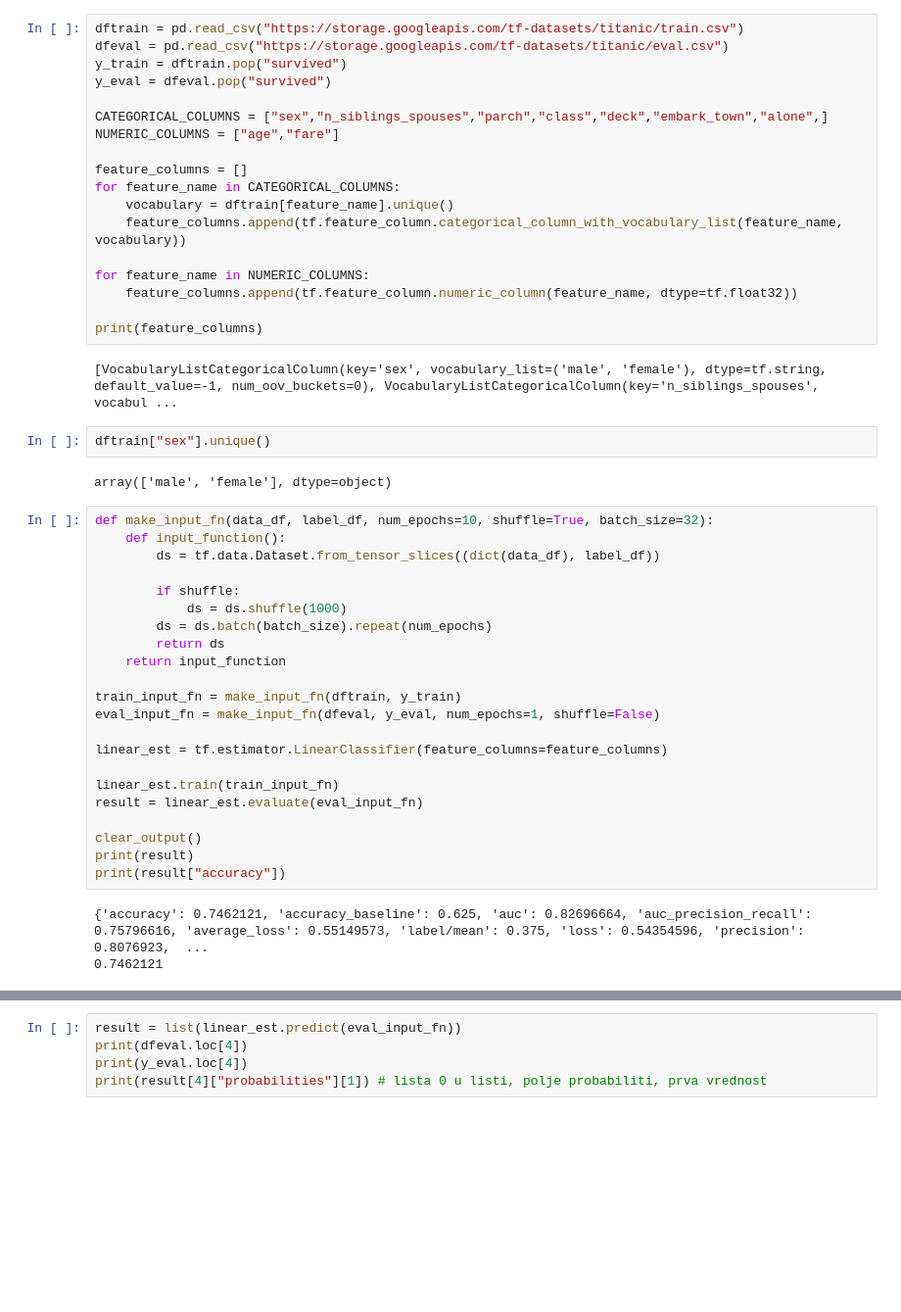
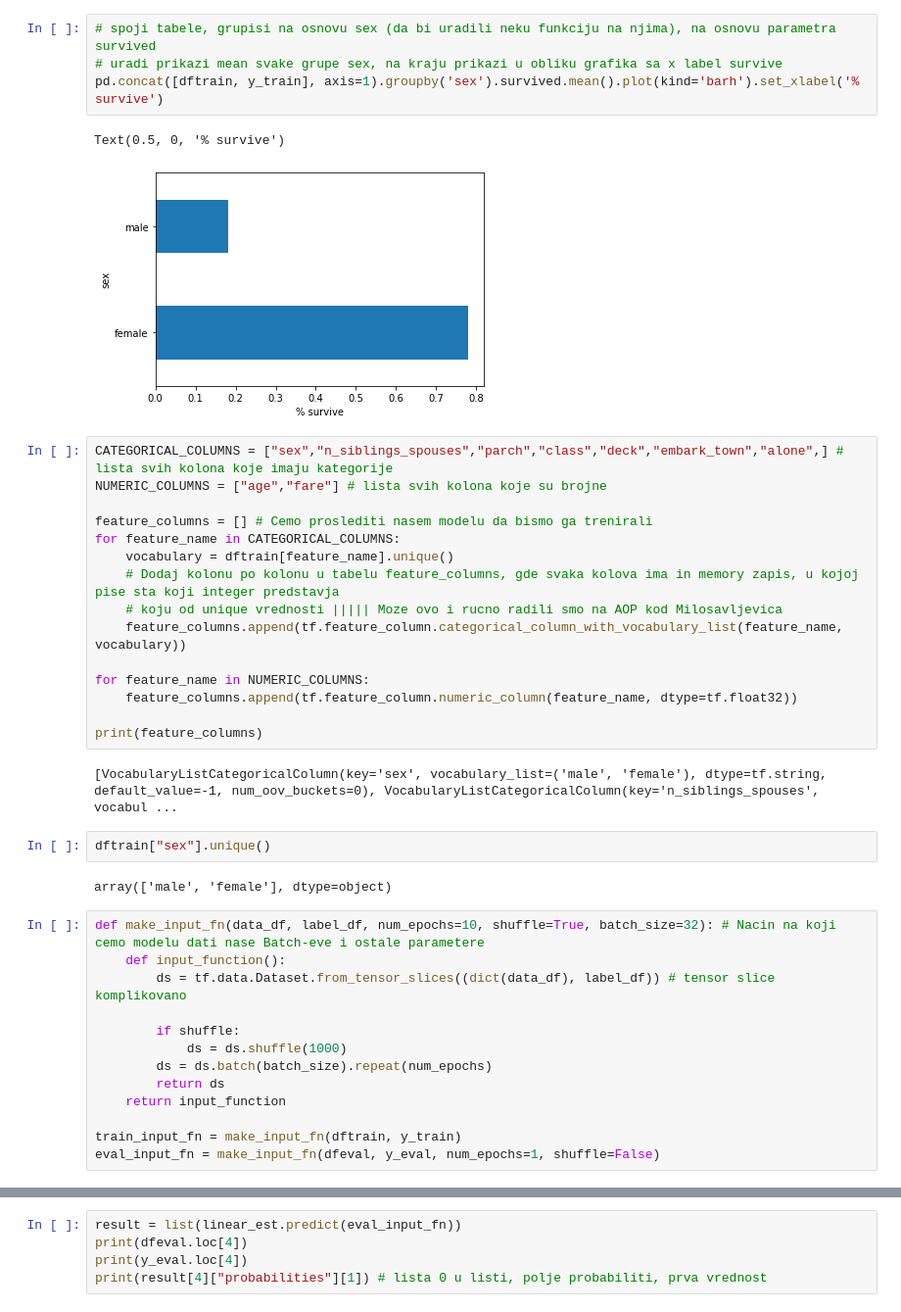
Before and after one commit to TeodorPetrovic/Machine-Learning-Projects, a Jupyter notebook: TensorFlow2.0/Exercise2.ipynb, the cells around one changed output, grey strips where cells are left out. Shown at 98% size. Cells and saved outputs as stored; diff of their text form; blank space fills up the shorter version.

```diff
--- a/TensorFlow2.0/Exercise2.ipynb
+++ b/TensorFlow2.0/Exercise2.ipynb
@@ -11,15 +44,19 @@ import tensorflow as tf
+# %%
+# spoji tabele, grupisi na osnovu sex (da bi uradili neku funkciju na njima), na osnovu parametra survived
+# uradi prikazi mean svake grupe sex, na kraju prikazi u obliku grafika sa x label survive
+pd.concat([dftrain, y_train], axis=1).groupby('sex').survived.mean().plot(kind='barh').set_xlabel('% survive')
+# %% [output]
+Text(0.5, 0, '% survive')
+[figure, added]
 # %%
-dftrain = pd.read_csv("https://storage.googleapis.com/tf-datasets/titanic/train.csv")
-dfeval = pd.read_csv("https://storage.googleapis.com/tf-datasets/titanic/eval.csv")
-y_train = dftrain.pop("survived")
-y_eval = dfeval.pop("survived")
+CATEGORICAL_COLUMNS = ["sex","n_siblings_spouses","parch","class","deck","embark_town","alone",] # lista svih kolona koje imaju kategorije
+NUMERIC_COLUMNS = ["age","fare"] # lista svih kolona koje su brojne
 
-CATEGORICAL_COLUMNS = ["sex","n_siblings_spouses","parch","class","deck","embark_town","alone",]
-NUMERIC_COLUMNS = ["age","fare"]
-
-feature_columns = []
+feature_columns = [] # Cemo proslediti nasem modelu da bismo ga trenirali
 for feature_name in CATEGORICAL_COLUMNS:
     vocabulary = dftrain[feature_name].unique()
+    # Dodaj kolonu po kolonu u tabelu feature_columns, gde svaka kolova ima in memory zapis, u kojoj pise sta koji integer predstavja
+    # koju od unique vrednosti ||||| Moze ovo i rucno radili smo na AOP kod Milosavljevica
     feature_columns.append(tf.feature_column.categorical_column_with_vocabulary_list(feature_name, vocabulary))
 
 for feature_name in NUMERIC_COLUMNS:
@@ -33,9 +70,9 @@ dftrain["sex"].unique()
 # %% [output]
 array(['male', 'female'], dtype=object)
 # %%
-def make_input_fn(data_df, label_df, num_epochs=10, shuffle=True, batch_size=32):
+def make_input_fn(data_df, label_df, num_epochs=10, shuffle=True, batch_size=32): # Nacin na koji cemo modelu dati nase Batch-eve i ostale parametere
     def input_function():
-        ds = tf.data.Dataset.from_tensor_slices((dict(data_df), label_df))
+        ds = tf.data.Dataset.from_tensor_slices((dict(data_df), label_df)) # tensor slice komplikovano
 
         if shuffle:
             ds = ds.shuffle(1000)
@@ -45,15 +82,3 @@ def make_input_fn(data_df, label_df, num_epochs=10, shuffle=True, batch_size=32)
 
 train_input_fn = make_input_fn(dftrain, y_train)
 eval_input_fn = make_input_fn(dfeval, y_eval, num_epochs=1, shuffle=False)
-
-linear_est = tf.estimator.LinearClassifier(feature_columns=feature_columns)
-
-linear_est.train(train_input_fn)
-result = linear_est.evaluate(eval_input_fn)
-
-clear_output()
-print(result)
-print(result["accuracy"])
-# %% [output]
-{'accuracy': 0.7462121, 'accuracy_baseline': 0.625, 'auc': 0.82696664, 'auc_precision_recall': 0.75796616, 'average_loss': 0.55149573, 'label/mean': 0.375, 'loss': 0.54354596, 'precision': 0.8076923,  ...
-0.7462121
```
Also changed, not shown: parts of 9 cells of this notebook.
